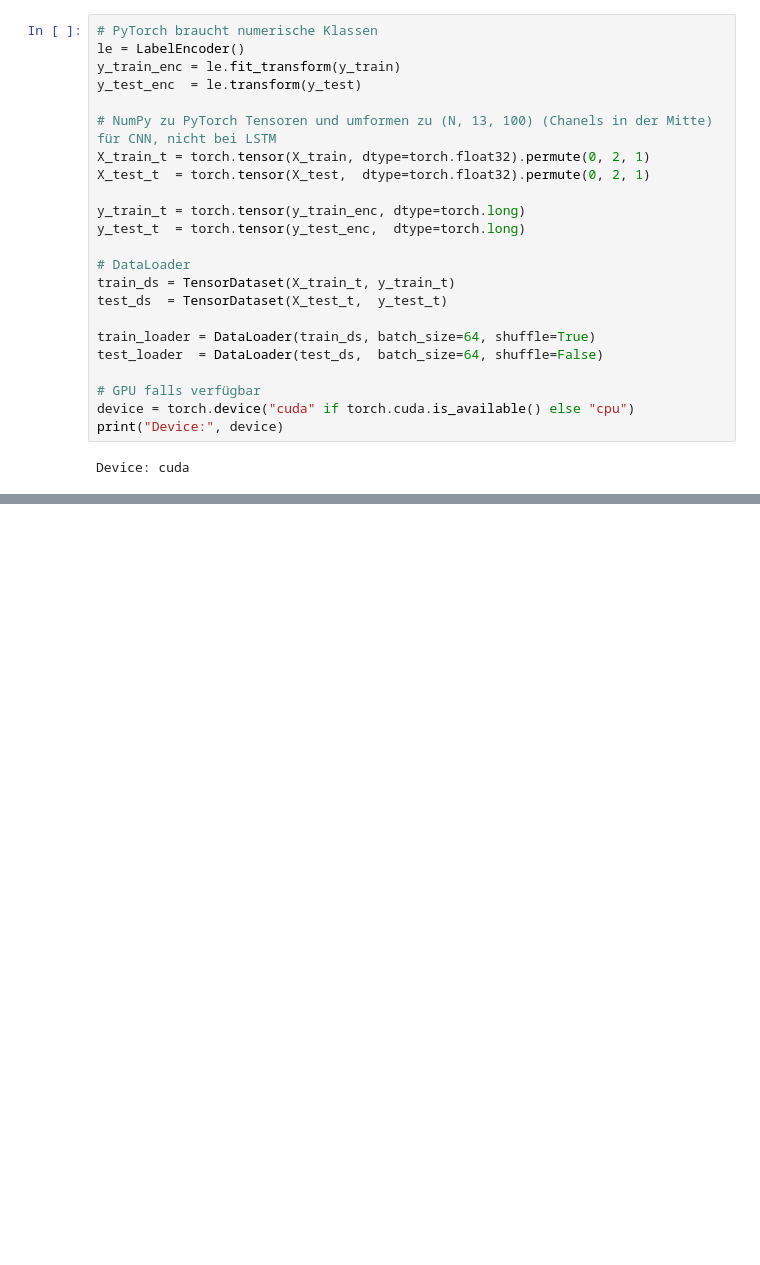
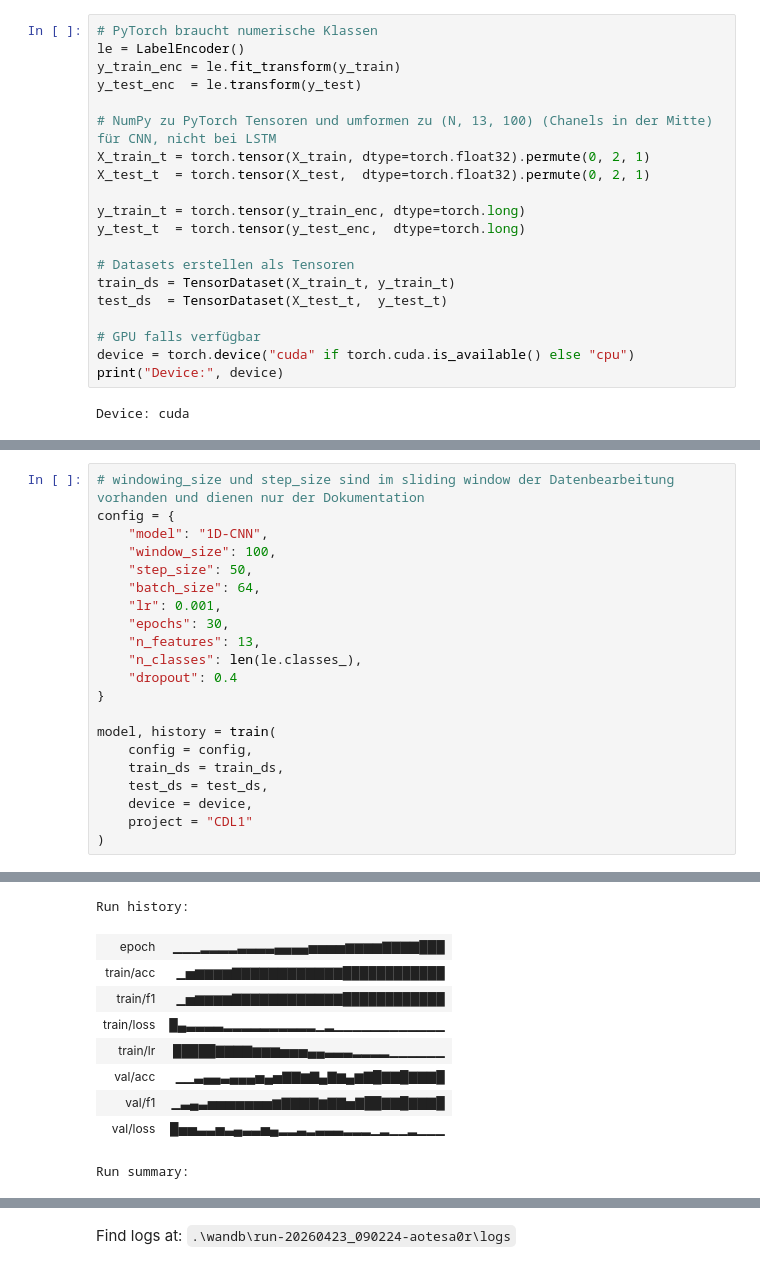
Before and after one commit to raphaelschuepbach/Sensor-based-Activity-Recognition, a Jupyter notebook: Model_Notebooks/Deep_Learning.ipynb, the cells around one changed output, grey strips where cells are left out. Saved outputs shown, nothing was run; the diff lists cells and outputs as text; blank space fills up the shorter version.

```diff
--- a/Model_Notebooks/Deep_Learning.ipynb
+++ b/Model_Notebooks/Deep_Learning.ipynb
@@ -30,12 +34,9 @@ X_test_t  = torch.tensor(X_test,  dtype=torch.float32).permute(0, 2, 1)
 y_train_t = torch.tensor(y_train_enc, dtype=torch.long)
 y_test_t  = torch.tensor(y_test_enc,  dtype=torch.long)
 
-# DataLoader
+# Datasets erstellen als Tensoren
 train_ds = TensorDataset(X_train_t, y_train_t)
 test_ds  = TensorDataset(X_test_t,  y_test_t)
-
-train_loader = DataLoader(train_ds, batch_size=64, shuffle=True)
-test_loader  = DataLoader(test_ds,  batch_size=64, shuffle=False)
 
 # GPU falls verfügbar
 device = torch.device("cuda" if torch.cuda.is_available() else "cpu")
@@ -48,0 +235,22 @@ True
+# %%
+# windowing_size und step_size sind im sliding window der Datenbearbeitung vorhanden und dienen nur der Dokumentation
+config = {
+    "model": "1D-CNN",
+    "window_size": 100,
+    "step_size": 50,
+    "batch_size": 64,
+    "lr": 0.001,
+    "epochs": 30,
+    "n_features": 13,
+    "n_classes": len(le.classes_),
+    "dropout": 0.4
+}
+
+model, history = train(
+    config = config,
+    train_ds = train_ds,
+    test_ds = test_ds,
+    device = device,
+    project = "CDL1"
+)
+# %% [output]
@@ -48,0 +264,10 @@ True
+Run history:
+| epoch | ▁▁▁▂▂▂▂▃▃▃▃▄▄▄▄▅▅▅▅▆▆▆▆▇▇▇▇███ |
+| train/acc | ▁▅▆▆▆▆▇▇▇▇▇▇▇▇▇▇▇▇████████████ |
+| train/f1 | ▁▅▆▆▆▆▇▇▇▇▇▇▇▇▇▇▇▇████████████ |
+| train/loss | █▄▃▃▃▃▂▂▂▂▂▂▂▂▂▂▁▂▁▁▁▁▁▁▁▁▁▁▁▁ |
+| train/lr | █████▇▇▇▇▆▆▆▅▅▅▄▄▃▃▃▂▂▂▂▁▁▁▁▁▁ |
+| val/acc | ▁▁▃▄▄▃▄▄▄▅▄▅▇▇▆▇▄▇▆▄▆▇█▇▇█▇▇▇█ |
+| val/f1 | ▁▃▄▃▅▅▅▅▅▅▅▆▇▇▇▇▆▇▇▅▇██▇▇█▇▇▇█ |
+| val/loss | █▅▅▃▃▅▃▄▃▃▅▄▂▂▃▂▃▃▃▂▂▂▁▂▁▁▂▁▁▁ |
+Run summary:
@@ -48,0 +285 @@ True
+Find logs at: .\wandb\run-20260423_090224-aotesa0r\logs
```
Also changed, not shown: parts of 14 cells of this notebook, 4 other files.
